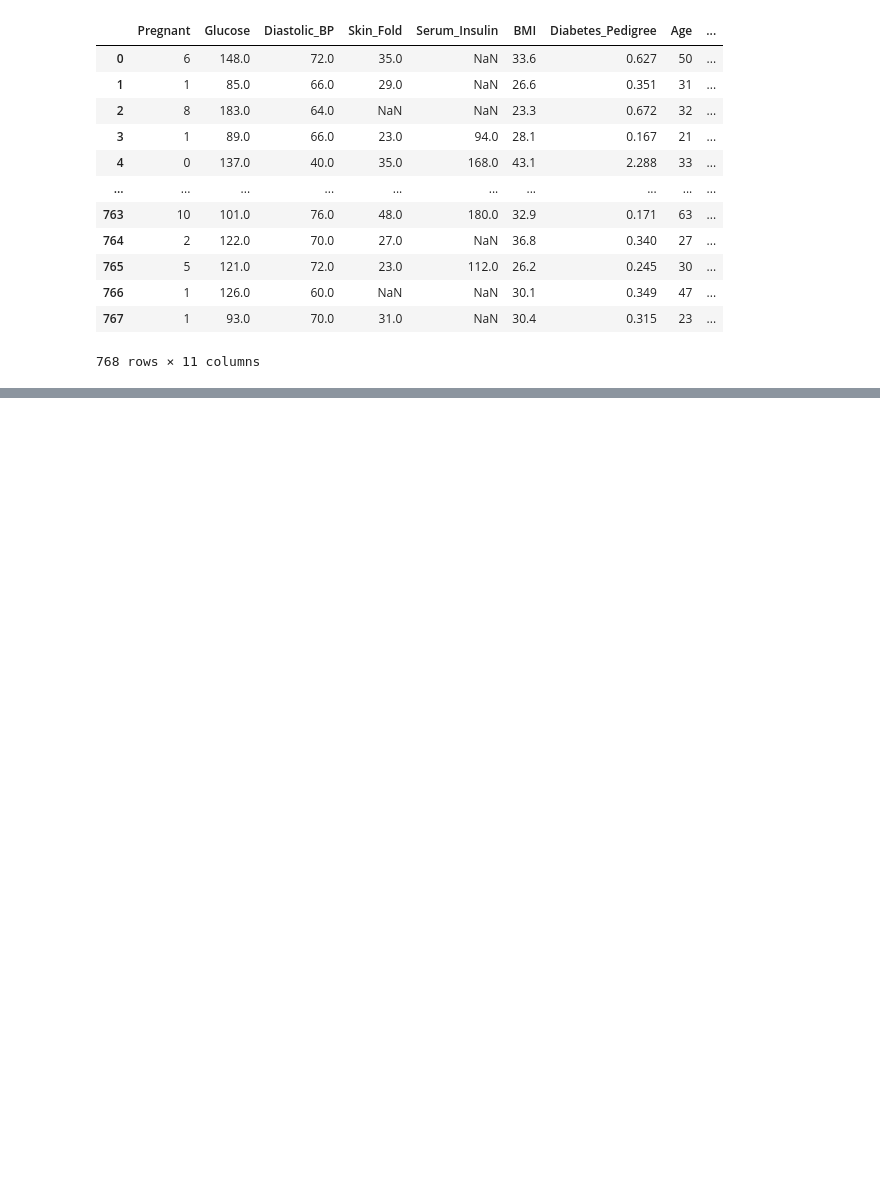
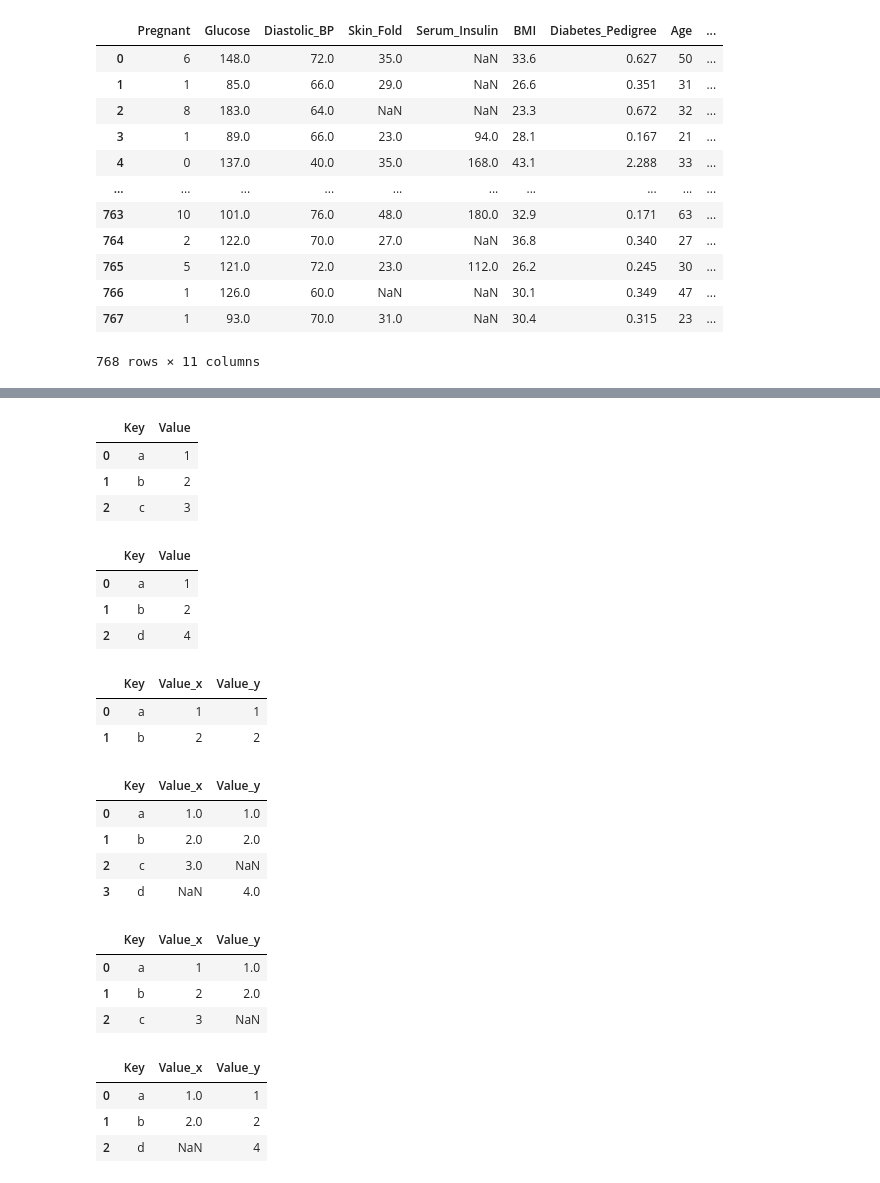
Before and after one commit to bhoomikaaa20/Data-Science, a Jupyter notebook: numpy_and_pandas.ipynb, the cells around one changed output, grey strips where cells are left out. Drawn from its saved outputs; the diff is of its cells as text; code cells hidden in the pictures; blank space fills up the shorter version.

```diff
--- a/numpy_and_pandas.ipynb
+++ b/numpy_and_pandas.ipynb
@@ -122,0 +282,51 @@ df
+# %%
+df1=pd.DataFrame({
+    'Key':['a','b','c'],
+    'Value':[1,2,3]
+})
+df2=pd.DataFrame({
+    'Key':['a','b','d'],
+    'Value':[1,2,4]
+})
+# %%
+df1
+# %% [output]
+|  | Key | Value |
+| 0 | a | 1 |
+| 1 | b | 2 |
+| 2 | c | 3 |
+# %%
+df2
+# %% [output]
+|  | Key | Value |
+| 0 | a | 1 |
+| 1 | b | 2 |
+| 2 | d | 4 |
+# %%
+pd.merge(df1,df2,on="Key",how="inner")
+# %% [output]
+|  | Key | Value_x | Value_y |
+| 0 | a | 1 | 1 |
+| 1 | b | 2 | 2 |
+# %%
+pd.merge(df1,df2,on="Key",how="outer")
+# %% [output]
+|  | Key | Value_x | Value_y |
+| 0 | a | 1.0 | 1.0 |
+| 1 | b | 2.0 | 2.0 |
+| 2 | c | 3.0 | NaN |
+| 3 | d | NaN | 4.0 |
+# %%
+pd.merge(df1,df2,on="Key",how="left")
+# %% [output]
+|  | Key | Value_x | Value_y |
+| 0 | a | 1 | 1.0 |
+| 1 | b | 2 | 2.0 |
+| 2 | c | 3 | NaN |
+# %%
+pd.merge(df1,df2,on="Key",how="right")
+# %% [output]
+|  | Key | Value_x | Value_y |
+| 0 | a | 1.0 | 1 |
+| 1 | b | 2.0 | 2 |
+| 2 | d | NaN | 4 |
```
Also changed, not shown: parts of 12 cells of this notebook, 4 other files.
